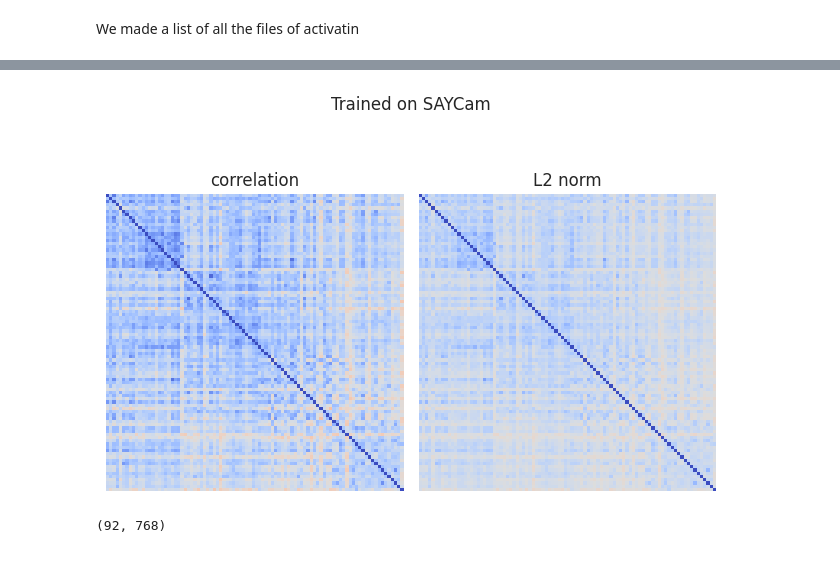
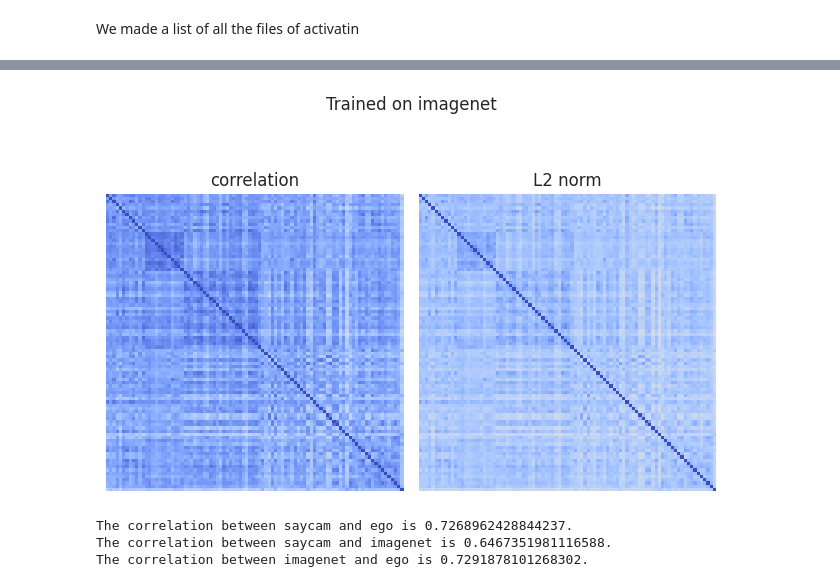
Before and after one commit to AlbanFlachot/SAYCam_Vs_EGO4D, a Jupyter notebook: Similarity_Analysis.ipynb, the cells around one changed output, grey strips where cells are left out. Saved outputs shown, nothing was run; the diff lists cells and outputs as text; code cells hidden in the pictures.

Commit message:
Similarity between models

```diff
--- a/Similarity_Analysis.ipynb
+++ b/Similarity_Analysis.ipynb
@@ -271,60 +312,28 @@ l2_patch = similarity_L2norm(patch_token)
 # %%
-
-fig, subs = plt.subplots(1,2)
-# Using a different colormap that goes from blue (similar) to red (dissimilar)
-sns.heatmap(1-corr_cls,
-            annot=False,
-            cmap='coolwarm',      # Blue to red colormap
-            square=True,
-            cbar=False,
-            #cbar_kws={'label': 'Dissimilarity'},
-            #fmt='.2f',
-            linewidths=0,
-            ax = subs[0],
-            vmin=0,               # Set minimum value for color scale
-            vmax=1)               # Set maximum value for color scale
-
-sns.heatmap(l2_cls,
-            annot=False,
-            cmap='coolwarm',      # Blue to red colormap
-            square=True,
-            cbar=False,
-            #cbar_kws={'label': 'Dissimilarity'},
-            #fmt='.2f',
-            linewidths=0,
-            ax = subs[1],
-            vmin=0,               # Set minimum value for color scale
-            vmax=2)               # Set maximum value for color scale
-
-subs[0].set_title('correlation')
-subs[1].set_title('L2 norm')
-
-subs[0].axis('off')
-subs[1].axis('off')
-fig.suptitle('Trained on SAYCam')
-fig.tight_layout()
-plt.show()
-fig.savefig('figures/RDM_saycam.png', dpi=300, bbox_inches='tight')
+corr_imagenet, l2_imagenet = compute_RDMs('imagenet', listimages)
 # %% [output]
-[figure, old version]
+[figure, new version]
 # %%
-### Paths to activations EGO
-path2activations = '/data/alban/activations/ego_hmIT_stimuli'
-cls_token = list()
-patch_token = list()
-for i, im in enumerate(listimages):
-    cls_token.append(np.load(join(path2activations, f'cls_token_{im[:-4]}.npy')))
-    patch_token.append(np.load(join(path2activations, f'patch_token_{im[:-4]}.npy')))
-cls_token = np.array(cls_token)
-patch_token = np.array(patch_token).reshape(3,-1)
-cls_token.shape
+def Compute_sim_RDMs(RDM1, RDM2):
+    # Extract upper triangular part (excluding diagonal)
+    n = len(RDM1)
+    if n != len(RDM2):
+        print('RDMs are of different sizes')
+    upper_indices = np.triu_indices(n, k=1)  # k=1 excludes diagonal
+    upper_RDM1 = RDM1[upper_indices]
+    upper_RDM2 = RDM2[upper_indices]
+
+    # compute correlations
+    return np.corrcoef(upper_RDM1, upper_RDM2)[0,1]
-# %% [output]
-(92, 768)
 # %%
-### Similarity matrices according to both metrics
+sim_saycam_ego = Compute_sim_RDMs(corr_saycam, corr_ego)
+sim_saycam_imagenet = Compute_sim_RDMs(corr_saycam, corr_imagenet)
+sim_imagenet_ego = Compute_sim_RDMs(corr_imagenet, corr_ego)
 
-corr_cls = np.corrcoef(cls_token)
-corr_patch = np.corrcoef(patch_token)
-
-l2_cls = similarity_L2norm(cls_token)
-l2_patch = similarity_L2norm(patch_token)
+print(f'The correlation between saycam and ego is {sim_saycam_ego}.')
+print(f'The correlation between saycam and imagenet is {sim_saycam_imagenet}.')
+print(f'The correlation between imagenet and ego is {sim_imagenet_ego}.')
+# %% [output]
+The correlation between saycam and ego is 0.7268962428844237.
+The correlation between saycam and imagenet is 0.6467351981116588.
+The correlation between imagenet and ego is 0.7291878101268302.
```
Also changed, not shown: parts of 7 cells of this notebook, 2 other files.
